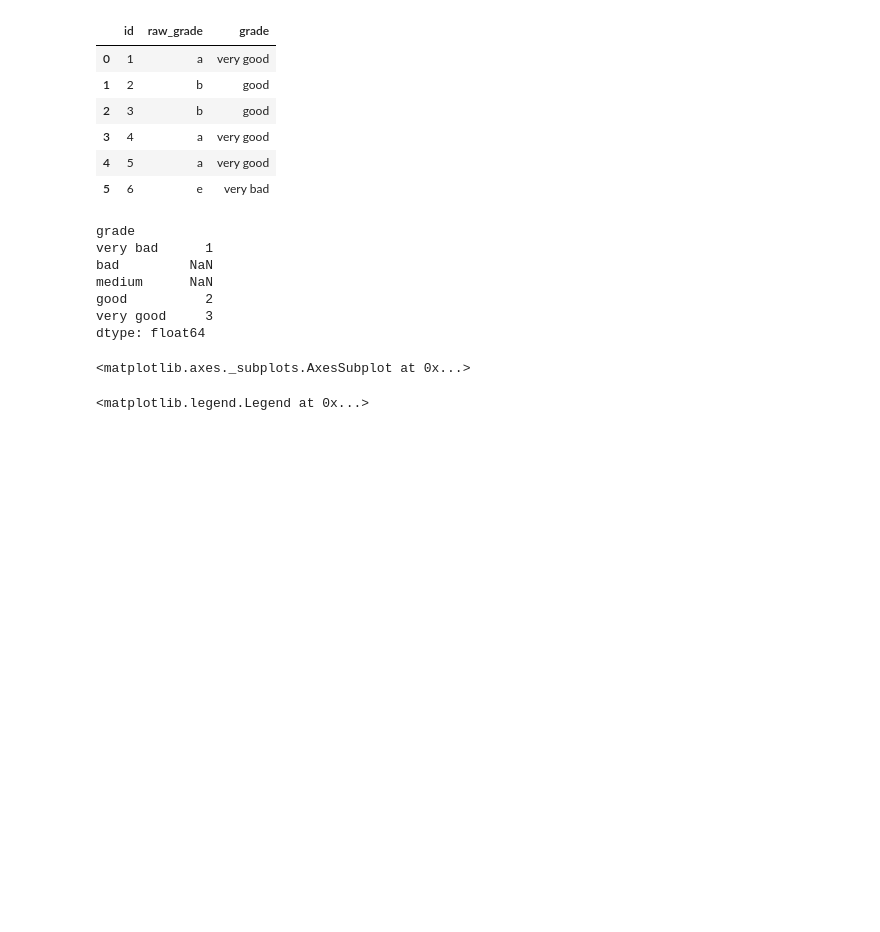
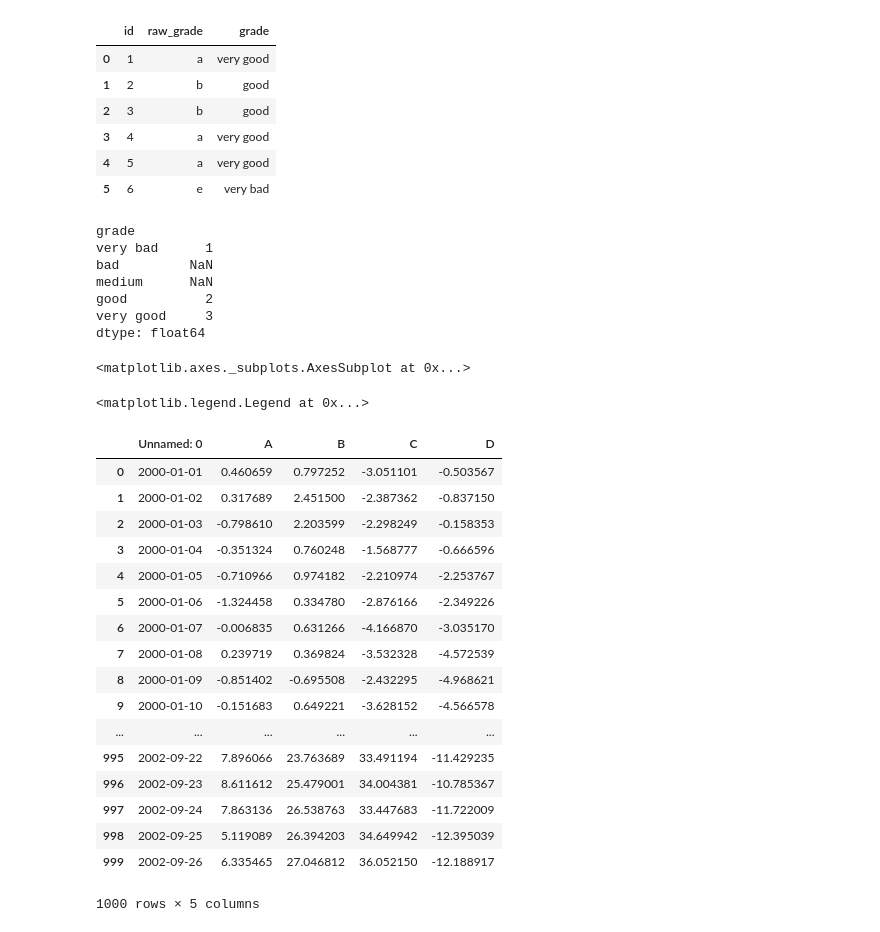
Before and after one commit to SByeol/data_science, a Jupyter notebook: HW1_pandas.ipynb, the cells around one changed output. Cells and saved outputs as stored; diff of their text form; code cells hidden in the pictures; blank space fills up the shorter version.

```diff
--- a/HW1_pandas.ipynb
+++ b/HW1_pandas.ipynb
@@ -1250,0 +1257,21 @@ plt.figure(); df.plot(); plt.legend(loc='best')
+# %%
+pd.read_csv('foo.csv')
+# %% [output]
+|  | Unnamed: 0 | A | B | C | D |
+| 0 | 2000-01-01 | 0.460659 | 0.797252 | -3.051101 | -0.503567 |
+| 1 | 2000-01-02 | 0.317689 | 2.451500 | -2.387362 | -0.837150 |
+| 2 | 2000-01-03 | -0.798610 | 2.203599 | -2.298249 | -0.158353 |
+| 3 | 2000-01-04 | -0.351324 | 0.760248 | -1.568777 | -0.666596 |
+| 4 | 2000-01-05 | -0.710966 | 0.974182 | -2.210974 | -2.253767 |
+| 5 | 2000-01-06 | -1.324458 | 0.334780 | -2.876166 | -2.349226 |
+| 6 | 2000-01-07 | -0.006835 | 0.631266 | -4.166870 | -3.035170 |
+| 7 | 2000-01-08 | 0.239719 | 0.369824 | -3.532328 | -4.572539 |
+| 8 | 2000-01-09 | -0.851402 | -0.695508 | -2.432295 | -4.968621 |
+| 9 | 2000-01-10 | -0.151683 | 0.649221 | -3.628152 | -4.566578 |
+| ... | ... | ... | ... | ... | ... |
+| 995 | 2002-09-22 | 7.896066 | 23.763689 | 33.491194 | -11.429235 |
+| 996 | 2002-09-23 | 8.611612 | 25.479001 | 34.004381 | -10.785367 |
+| 997 | 2002-09-24 | 7.863136 | 26.538763 | 33.447683 | -11.722009 |
+| 998 | 2002-09-25 | 5.119089 | 26.394203 | 34.649942 | -12.395039 |
+| 999 | 2002-09-26 | 6.335465 | 27.046812 | 36.052150 | -12.188917 |
+1000 rows × 5 columns
```
Also changed, not shown: parts of 92 cells of this notebook, 1 other file.
